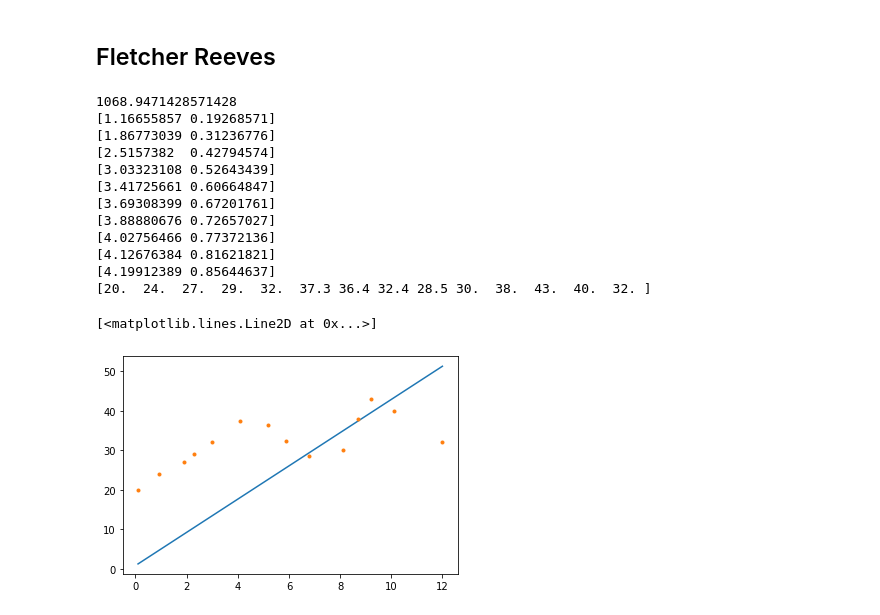
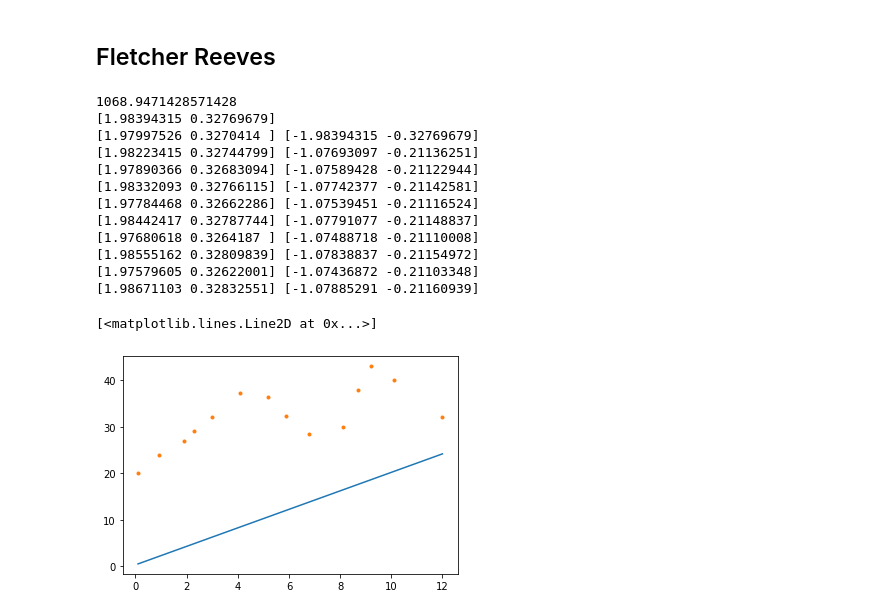
Before and after one commit to andrew15818/110, a Jupyter notebook: spring/optimization/homework/hw3/main.ipynb, the cells around one changed output. Saved outputs shown, nothing was run; the diff lists cells and outputs as text; code cells hidden in the pictures.

Commit message:
first quadratic  Fletcher-Reeves, find lambda

```diff
--- a/spring/optimization/homework/hw3/main.ipynb
+++ b/spring/optimization/homework/hw3/main.ipynb
@@ -102,60 +103,79 @@ Using Fletcher-Reeves, and either Newton or Quasi-Newton method, find the best f
 # %%
 # Quadratic regression error gradient
 def error(Y, preds):
     return np.sum(np.power(Y-preds, 2)) / Y.shape[0]
 
-def gradient(x,y, preds, guess):
-    a, b, c = guess[0], guess[1], guess[2]
-    size = x.shape[0] # Number of points
-    dyda = (2/size)*np.sum((y - preds)*(-np.power(x, 2)))
-    dydb = (2/size)*np.sum((y - preds))*(-b)
-    dydc = (2/size)*np.sum((y-preds))
-    return np.array([dyda, dydb, dydc])
-    # Add the quadratic derivative
+def objective(p, x, y, preds, guess):
+    N = x.shape[0]
+    preds = p[0] * x + p[1]
+    ret =  (1/14) * np.sum(np.power((y - preds), 2))
+    print(ret)
+    return ret*.000001
 
-def linear_gradient(x, y, preds, guess):
-    a, b = guess[0], guess[1]
+def gradient(x, y, preds, guess):
+    size = preds.shape[0]
+    den = -2 / size
+    dyda = np.sum((y - preds)*(x.T * x)) * den
+    dydb = np.sum((y - preds)*x) * den
+    dydc = np.sum((y-preds)) * den
+    return np.array([dyda, dydb, dydc]) / (size * size)
+
+def linear_gradient( x, y, preds, guess):
     size = x.shape[0]
-    dydw = np.sum((y - preds)*x) * (2/size)
-    dyda = np.sum((y - preds)) * (2/size)
-    return np.array([dydw, dyda])
+    den = -2/size
+    dydw = np.sum((y - preds)*x) *den
+    dyda = np.sum((y - preds)) * den
+    ret = np.array([dydw, dyda])
+    return ret / (size * size)
+
+def get_lambda(guess, S):
+    denom = S / np.linalg.norm(S, ord=2)
+    a = -guess[0]  * denom
+    b = -guess[1] * denom
+    c = -guess[2] * denom
+    ret =  np.array([np.linalg.norm(a),
+                     np.linalg.norm(b),
+                     np.linalg.norm(c)])
+    return ret
 
 tol = 0.5
 #Basically get the first iteration
 guess = np.array([0, 0])
 preds = X * guess[0] + guess[1]
 
 grad = linear_gradient(X, Y, preds, guess)
 S = -grad
-lamb = -0.001
+
 print(error(Y, preds))
-guess = guess + (lamb*S)
+guess = guess + (S)
 i = 0
+print(S)
 # TODO: Still need to find lambda better
 while i < 10:
     prev_grad = grad
     grad = linear_gradient(X, Y, preds, guess)
     S = -grad + ((np.power(np.linalg.norm(grad),2))/(np.power(np.linalg.norm(prev_grad),2)))*S
+
     guess = guess + (lamb * S)
-    print(guess)
+    lamb *= -1
     preds = guess[0] * X + guess[1]
+    print(guess, grad)
     i += 1
-print(Y)
-guess = np.array([4.19912389, 0.85644637])
+
 plt.plot(X, preds)
 plt.plot(X, Y, '.')
 # %% [output]
 1068.9471428571428
-[1.16655857 0.19268571]
-[1.86773039 0.31236776]
-[2.5157382  0.42794574]
-[3.03323108 0.52643439]
-[3.41725661 0.60664847]
-[3.69308399 0.67201761]
-[3.88880676 0.72657027]
-[4.02756466 0.77372136]
-[4.12676384 0.81621821]
-[4.19912389 0.85644637]
-[20.  24.  27.  29.  32.  37.3 36.4 32.4 28.5 30.  38.  43.  40.  32. ]
+[1.98394315 0.32769679]
+[1.97997526 0.3270414 ] [-1.98394315 -0.32769679]
+[1.98223415 0.32744799] [-1.07693097 -0.21136251]
+[1.97890366 0.32683094] [-1.07589428 -0.21122944]
+[1.98332093 0.32766115] [-1.07742377 -0.21142581]
+[1.97784468 0.32662286] [-1.07539451 -0.21116524]
+[1.98442417 0.32787744] [-1.07791077 -0.21148837]
+[1.97680618 0.3264187 ] [-1.07488718 -0.21110008]
+[1.98555162 0.32809839] [-1.07838837 -0.21154972]
+[1.97579605 0.32622001] [-1.07436872 -0.21103348]
+[1.98671103 0.32832551] [-1.07885291 -0.21160939]
 [<matplotlib.lines.Line2D at 0x...>]
-[figure, old version]
+[figure, new version]
```
Also changed, not shown: parts of 4 cells of this notebook.
